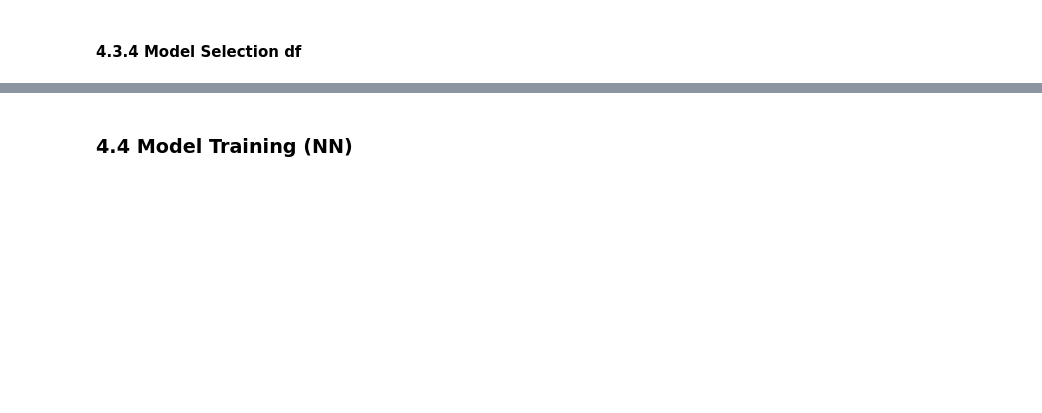
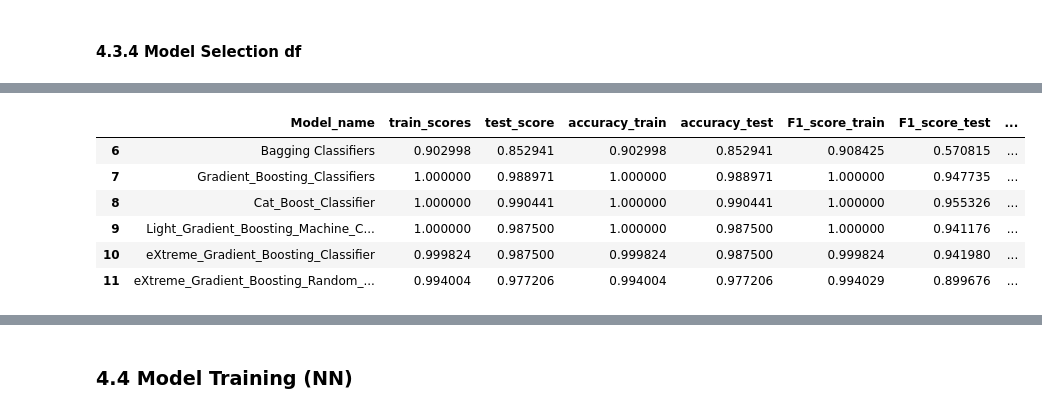
Before and after one commit to AshwinAshok3/Personal-Loan, a Jupyter notebook: src/Notebooks/Capstone_Project_-_Thera_Bank_Personal_Loan_Campain_-_Jupyter_Notebook (1).ipynb, the cells around one changed output, grey strips where cells are left out. Cells and saved outputs as stored; diff of their text form; code cells hidden in the pictures; blank space fills up the shorter version.

```diff
--- a/src/Notebooks/Capstone_Project_-_Thera_Bank_Personal_Loan_Campain_-_Jupyter_Notebook (1).ipynb
+++ b/src/Notebooks/Capstone_Project_-_Thera_Bank_Personal_Loan_Campain_-_Jupyter_Notebook (1).ipynb
@@ -852,2 +848,12 @@ model_selection_df
+# %%
+model_selection_df.tail(6)
+# %% [output]
+|  | Model_name | train_scores | test_score | accuracy_train | accuracy_test | F1_score_train | F1_score_test | ... |
+| 6 | Bagging Classifiers | 0.902998 | 0.852941 | 0.902998 | 0.852941 | 0.908425 | 0.570815 | ... |
+| 7 | Gradient_Boosting_Classifiers | 1.000000 | 0.988971 | 1.000000 | 0.988971 | 1.000000 | 0.947735 | ... |
+| 8 | Cat_Boost_Classifier | 1.000000 | 0.990441 | 1.000000 | 0.990441 | 1.000000 | 0.955326 | ... |
+| 9 | Light_Gradient_Boosting_Machine_C... | 1.000000 | 0.987500 | 1.000000 | 0.987500 | 1.000000 | 0.941176 | ... |
+| 10 | eXtreme_Gradient_Boosting_Classifier | 0.999824 | 0.987500 | 0.999824 | 0.987500 | 0.999824 | 0.941980 | ... |
+| 11 | eXtreme_Gradient_Boosting_Random_... | 0.994004 | 0.977206 | 0.994004 | 0.977206 | 0.994029 | 0.899676 | ... |
 # %%
 model_selection_df.to_excel("../models/ML_model_select.xlsx",sheet_name="ML_model_selection")
```
Also changed, not shown: parts of 20 cells of this notebook, 11 other files.
